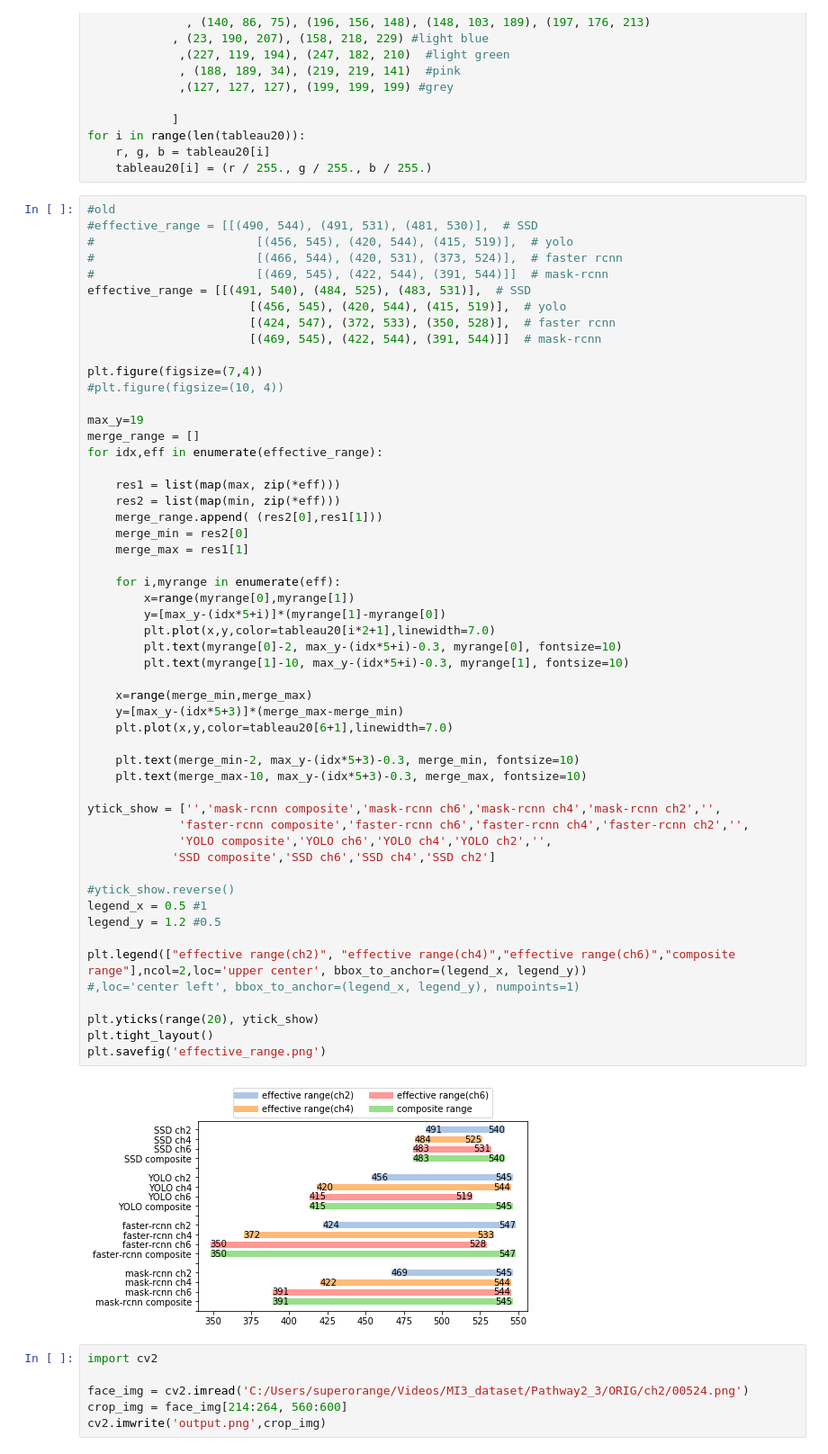
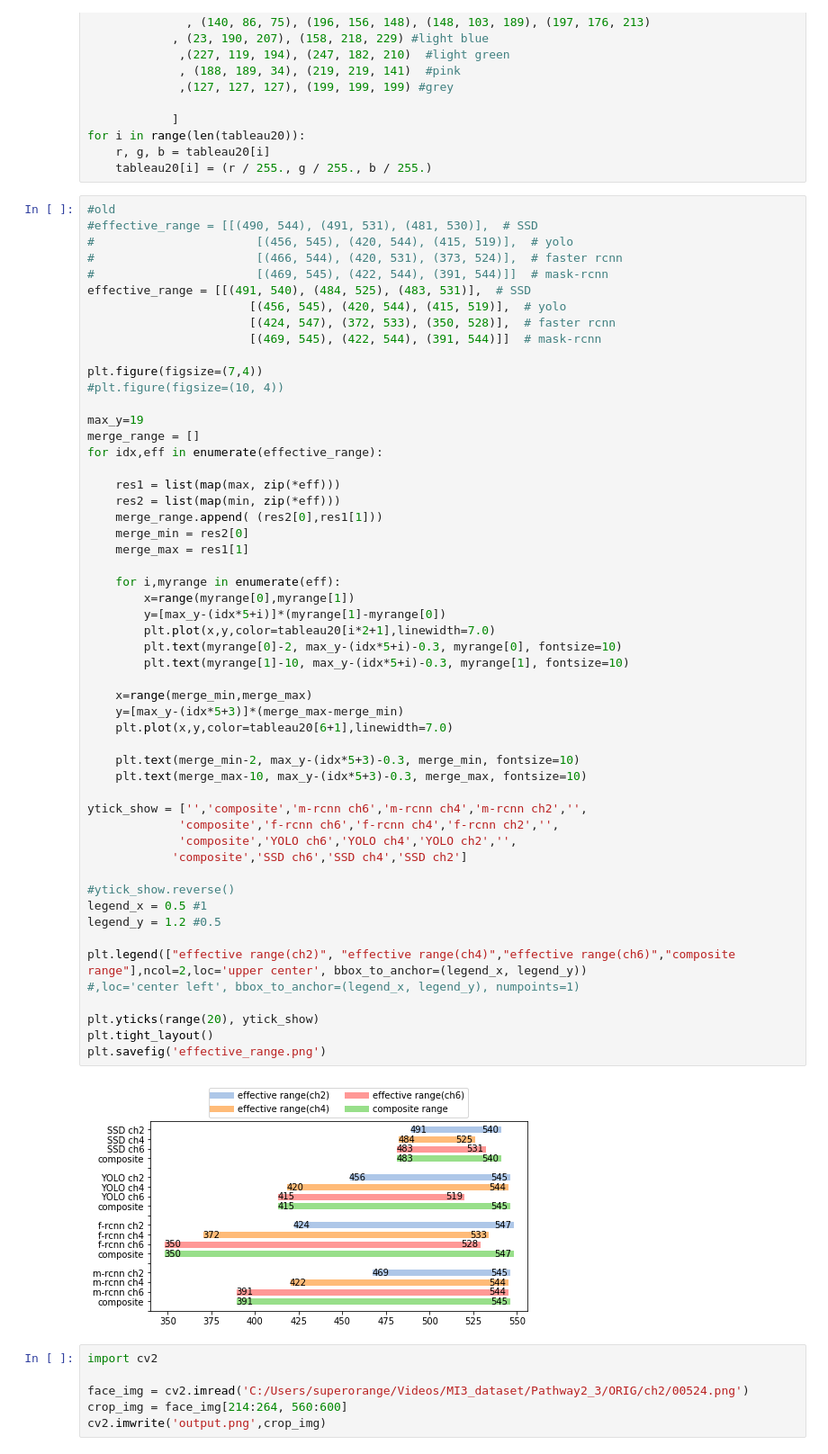
Before and after one commit to thesuperorange/deepMI3, a Jupyter notebook: MI3_chart/Effective range.ipynb, the cells around one changed output. Shown: that part at 90% size. Drawn from its saved outputs; the diff is of its cells as text.

Commit message:
modify readme image

```diff
--- a/MI3_chart/Effective range.ipynb
+++ b/MI3_chart/Effective range.ipynb
@@ -37,38 +37,38 @@ for idx,eff in enumerate(effective_range):
     merge_range.append( (res2[0],res1[1]))
     merge_min = res2[0]
     merge_max = res1[1]
 
     for i,myrange in enumerate(eff):
         x=range(myrange[0],myrange[1])
         y=[max_y-(idx*5+i)]*(myrange[1]-myrange[0])
         plt.plot(x,y,color=tableau20[i*2+1],linewidth=7.0)
         plt.text(myrange[0]-2, max_y-(idx*5+i)-0.3, myrange[0], fontsize=10)
         plt.text(myrange[1]-10, max_y-(idx*5+i)-0.3, myrange[1], fontsize=10)
 
     x=range(merge_min,merge_max)
     y=[max_y-(idx*5+3)]*(merge_max-merge_min)
     plt.plot(x,y,color=tableau20[6+1],linewidth=7.0)
 
     plt.text(merge_min-2, max_y-(idx*5+3)-0.3, merge_min, fontsize=10)
     plt.text(merge_max-10, max_y-(idx*5+3)-0.3, merge_max, fontsize=10)
 
-ytick_show = ['','mask-rcnn composite','mask-rcnn ch6','mask-rcnn ch4','mask-rcnn ch2','',
-             'faster-rcnn composite','faster-rcnn ch6','faster-rcnn ch4','faster-rcnn ch2','',
-             'YOLO composite','YOLO ch6','YOLO ch4','YOLO ch2','',
-            'SSD composite','SSD ch6','SSD ch4','SSD ch2']
+ytick_show = ['','composite','m-rcnn ch6','m-rcnn ch4','m-rcnn ch2','',
+             'composite','f-rcnn ch6','f-rcnn ch4','f-rcnn ch2','',
+             'composite','YOLO ch6','YOLO ch4','YOLO ch2','',
+            'composite','SSD ch6','SSD ch4','SSD ch2']
 
 #ytick_show.reverse()
 legend_x = 0.5 #1
 legend_y = 1.2 #0.5
 
 plt.legend(["effective range(ch2)", "effective range(ch4)","effective range(ch6)","composite range"],ncol=2,loc='upper center', bbox_to_anchor=(legend_x, legend_y))
 #,loc='center left', bbox_to_anchor=(legend_x, legend_y), numpoints=1)
 
 plt.yticks(range(20), ytick_show)
 plt.tight_layout()
 plt.savefig('effective_range.png')
 # %% [output]
-[figure, old version]
+[figure, new version]
 # %%
 import cv2
 
```
Also changed, not shown: 6 other files.
